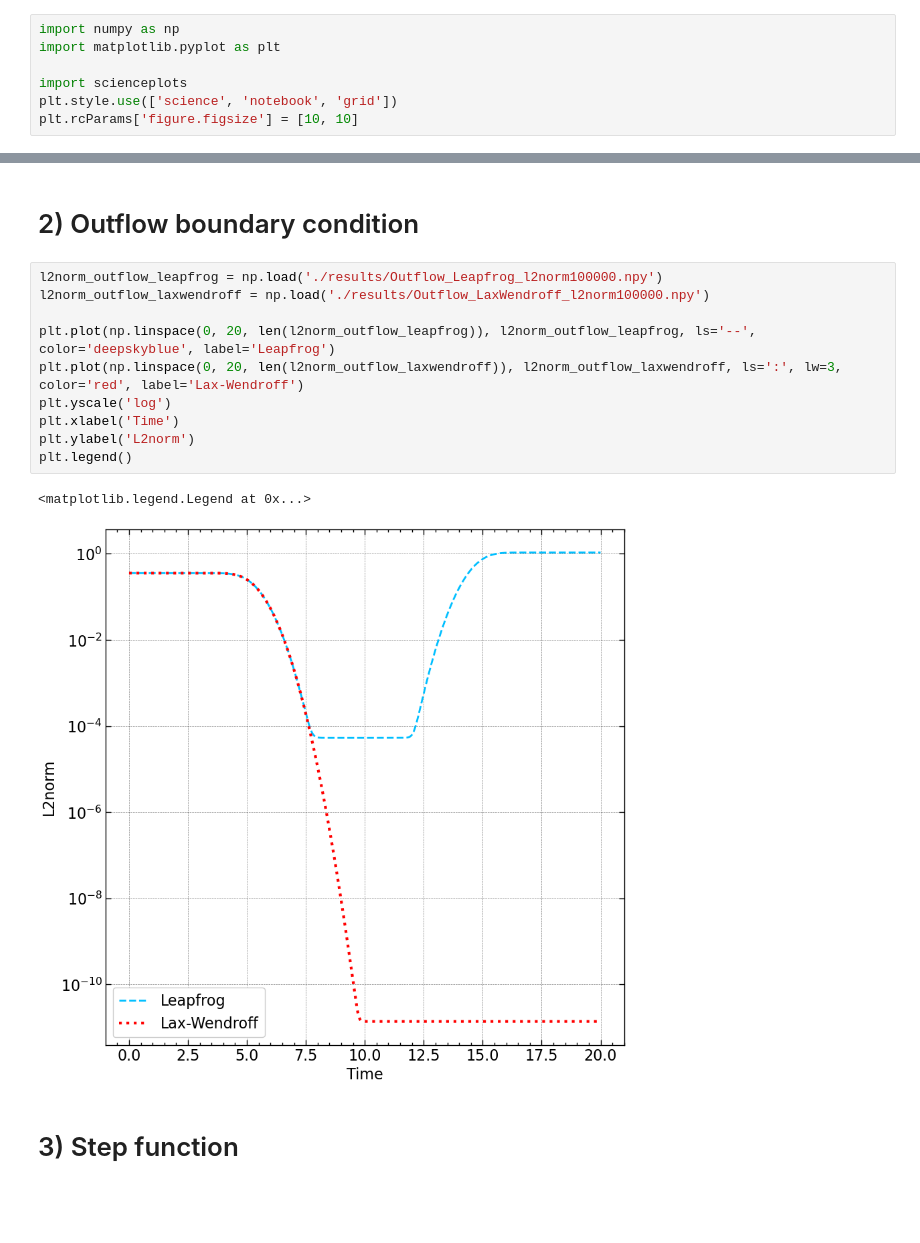
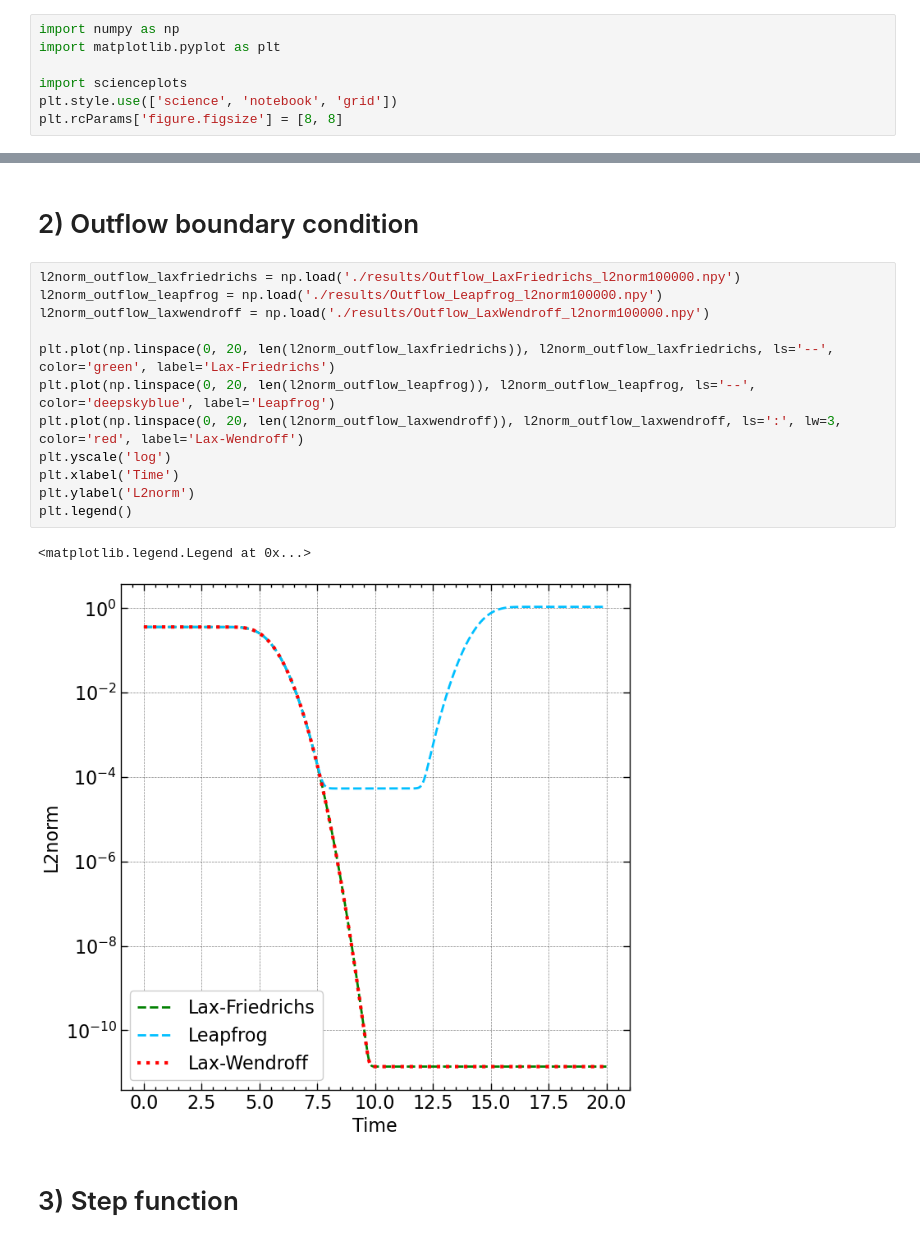
Before and after one commit to M-Bianchi/Numerical_Relativity, a Jupyter notebook: Advection/CompareMethods.ipynb, the cells around one changed output, grey strips where cells are left out. Drawn from its saved outputs; the diff is of its cells as text; blank space fills up the shorter version.

```diff
--- a/Advection/CompareMethods.ipynb
+++ b/Advection/CompareMethods.ipynb
@@ -4,7 +4,7 @@ import matplotlib.pyplot as plt
 
 import scienceplots
 plt.style.use(['science', 'notebook', 'grid'])
-plt.rcParams['figure.figsize'] = [10, 10]
+plt.rcParams['figure.figsize'] = [8, 8]
 # %% [markdown]
 # 1) Periodic boundary condition
 # %% [markdown]
@@ -158,18 +158,20 @@ plt.legend()
 # %% [markdown]
 # 2) Outflow boundary condition
 # %%
+l2norm_outflow_laxfriedrichs = np.load('./results/Outflow_LaxFriedrichs_l2norm100000.npy')
 l2norm_outflow_leapfrog = np.load('./results/Outflow_Leapfrog_l2norm100000.npy')
 l2norm_outflow_laxwendroff = np.load('./results/Outflow_LaxWendroff_l2norm100000.npy')
 
+plt.plot(np.linspace(0, 20, len(l2norm_outflow_laxfriedrichs)), l2norm_outflow_laxfriedrichs, ls='--', color='green', label='Lax-Friedrichs')
 plt.plot(np.linspace(0, 20, len(l2norm_outflow_leapfrog)), l2norm_outflow_leapfrog, ls='--', color='deepskyblue', label='Leapfrog')
 plt.plot(np.linspace(0, 20, len(l2norm_outflow_laxwendroff)), l2norm_outflow_laxwendroff, ls=':', lw=3, color='red', label='Lax-Wendroff')
 plt.yscale('log')
 plt.xlabel('Time')
 plt.ylabel('L2norm')
 plt.legend()
 # %% [output]
 <matplotlib.legend.Legend at 0x...>
-[figure, old version]
+[figure, new version]
 # %% [markdown]
 # 3) Step function
 # %% [markdown]
```
Also changed, not shown: parts of 12 cells of this notebook, 7 other files.
